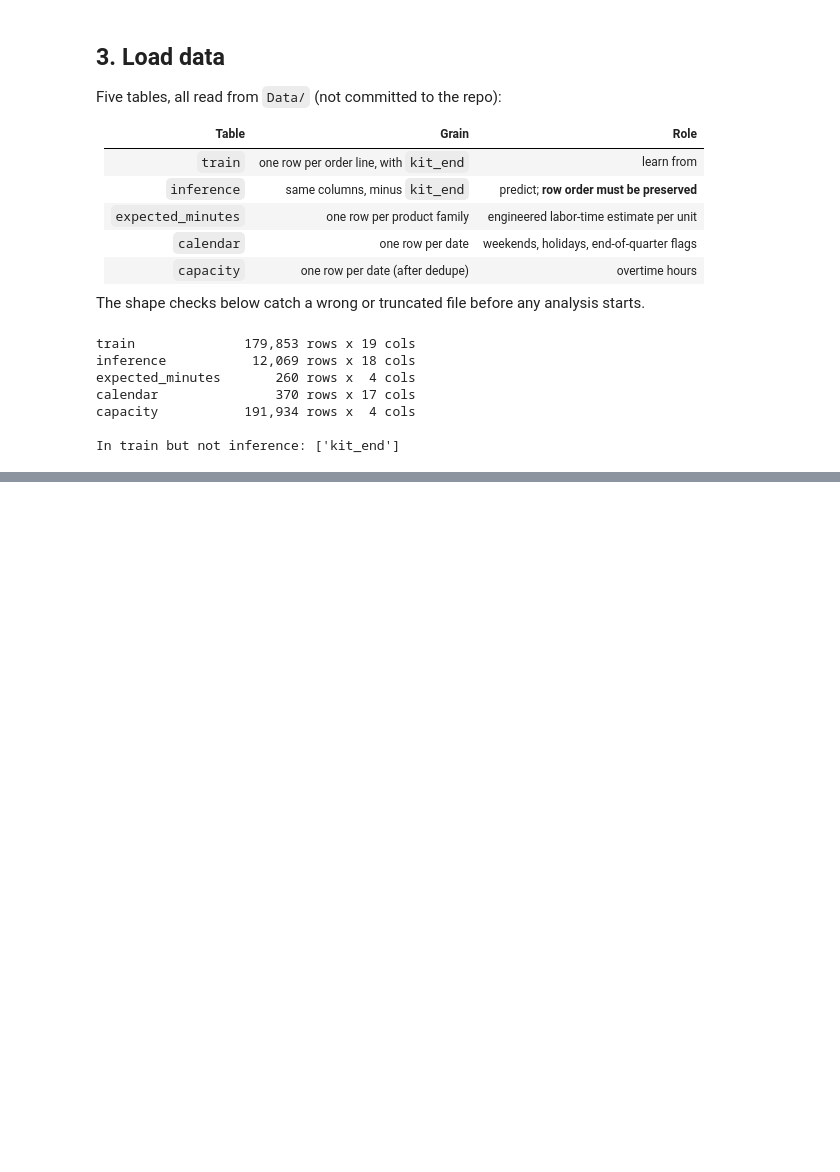
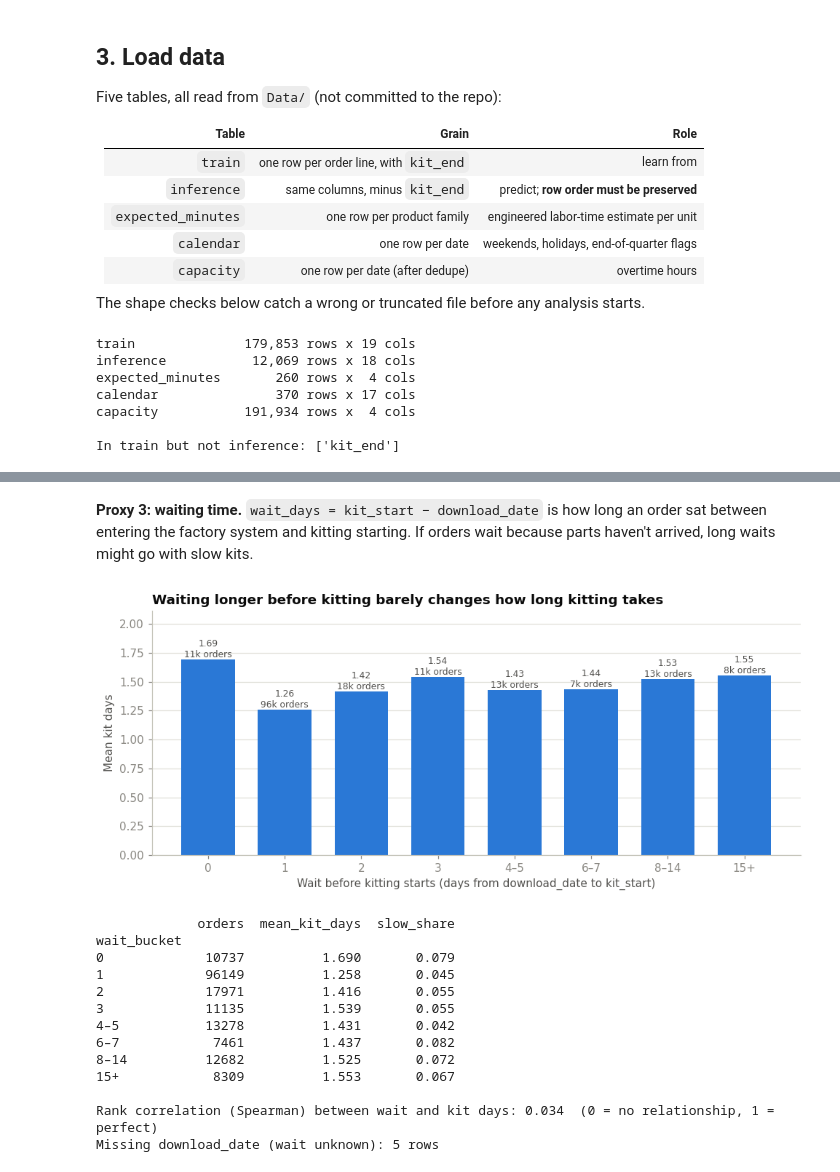
Before and after one commit to ZakirPatwa/Zakir_Patwa_DS_Case_2026, a Jupyter notebook: Zakir_Patwa_DS_Case_Notebook_2026.ipynb, the cells around one changed output, grey strips where cells are left out. Cells and saved outputs as stored; diff of their text form; code cells hidden in the pictures; blank space fills up the shorter version.

```diff
--- a/Zakir_Patwa_DS_Case_Notebook_2026.ipynb
+++ b/Zakir_Patwa_DS_Case_Notebook_2026.ipynb
@@ -119,0 +341,40 @@ In train but not inference: ['kit_end']
+# %% [markdown]
+**Proxy 3: waiting time.** `wait_days = kit_start − download_date` is how long an order sat between entering the factory system and kitting starting. If orders wait because parts haven't arrived, long waits might go with slow kits.
+# %%
+eda["wait_days"] = (eda["kit_start"] - eda["download_date"]).dt.days
+wait_bins = [-1, 0, 1, 2, 3, 5, 7, 14, np.inf]
+wait_labels = ["0", "1", "2", "3", "4–5", "6–7", "8–14", "15+"]
+eda["wait_bucket"] = pd.cut(eda["wait_days"], wait_bins, labels=wait_labels)
+wait_stats = eda.groupby("wait_bucket", observed=True).agg(
+    orders=("kit_days", "size"), mean_kit_days=("kit_days", "mean"), slow_share=("slow", "mean"))
+
+fig, ax = plt.subplots()
+ax.bar(wait_stats.index.astype(str), wait_stats["mean_kit_days"], color=BLUE, width=0.7)
+for i, (m, n) in enumerate(zip(wait_stats["mean_kit_days"], wait_stats["orders"])):
+    ax.text(i, m, f"{m:.2f}\n{n/1000:.0f}k orders", ha="center", va="bottom", fontsize=8, color=INK_2)
+ax.set_ylim(0, wait_stats["mean_kit_days"].max() * 1.25)
+ax.set_title("Waiting longer before kitting barely changes how long kitting takes")
+ax.set_xlabel("Wait before kitting starts (days from download_date to kit_start)")
+ax.set_ylabel("Mean kit days")
+plt.tight_layout()
+save_fig(fig, "h1_wait_vs_kit_days")
+
+rho = eda[["wait_days", "kit_days"]].corr(method="spearman").iloc[0, 1]
+print(wait_stats.round(3).to_string())
+print(f"\nRank correlation (Spearman) between wait and kit days: {rho:.3f}  (0 = no relationship, 1 = perfect)")
+print(f"Missing download_date (wait unknown): {eda['download_date'].isna().sum()} rows")
+# %% [output]
+[figure, added]
+             orders  mean_kit_days  slow_share
+wait_bucket
+0             10737          1.690       0.079
+1             96149          1.258       0.045
+2             17971          1.416       0.055
+3             11135          1.539       0.055
+4–5           13278          1.431       0.042
+6–7            7461          1.437       0.082
+8–14          12682          1.525       0.072
+15+            8309          1.553       0.067
+
+Rank correlation (Spearman) between wait and kit days: 0.034  (0 = no relationship, 1 = perfect)
+Missing download_date (wait unknown): 5 rows
```
Also changed, not shown: parts of 20 cells of this notebook, 8 other files.
